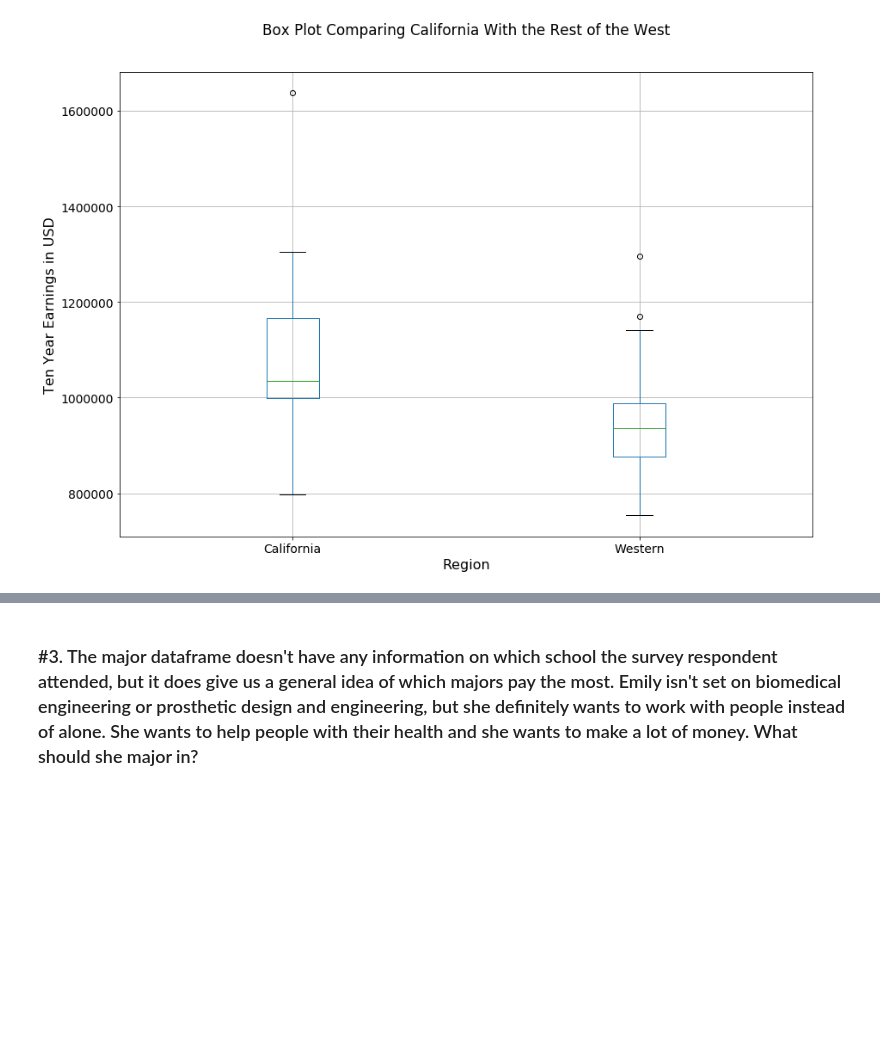
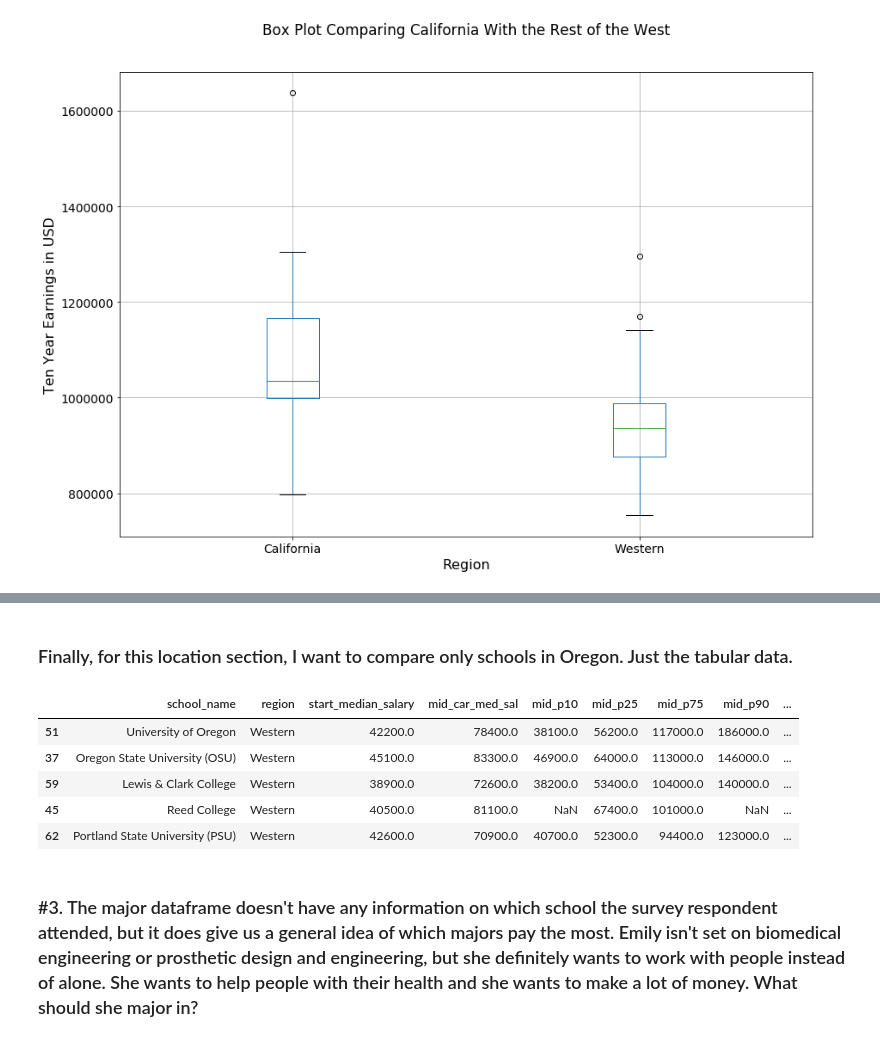
Before and after one commit to gahenton/thinkful, a Jupyter notebook: Thinkful_Prep_CAPSTONE.ipynb, the cells around one changed output, grey strips where cells are left out. Cells and saved outputs as stored; diff of their text form; code cells hidden in the pictures; blank space fills up the shorter version.

```diff
--- a/Thinkful_Prep_CAPSTONE.ipynb
+++ b/Thinkful_Prep_CAPSTONE.ipynb
@@ -219,3 +246,20 @@ region_subset.sort_values(by=['ten_yr_salary_sum'], ascending=False)
+# %% [markdown]
+### Finally, for this location section, I want to compare only schools in Oregon. Just the tabular data.
+# %%
+oregon_schools = region[(region['school_name'].str.contains("Oregon")) |
+                        (region['school_name'].str.contains("Portland"))|
+                        (region['school_name'].str.contains("Reed")) |
+                        (region['school_name'].str.contains("Clark"))]
+oregon_schools.sort_values(by=['mid_p75'], ascending=False)
+# Interesting. U of O is No. 1 if you apply yourself. OSU is better if you end up average. I'd go with U of O.
+# The potential salary difference is enough at mid-career for a down payment on a house.
+# %% [output]
+|  | school_name | region | start_median_salary | mid_car_med_sal | mid_p10 | mid_p25 | mid_p75 | mid_p90 | ... |
+| 51 | University of Oregon | Western | 42200.0 | 78400.0 | 38100.0 | 56200.0 | 117000.0 | 186000.0 | ... |
+| 37 | Oregon State University (OSU) | Western | 45100.0 | 83300.0 | 46900.0 | 64000.0 | 113000.0 | 146000.0 | ... |
+| 59 | Lewis & Clark College | Western | 38900.0 | 72600.0 | 38200.0 | 53400.0 | 104000.0 | 140000.0 | ... |
+| 45 | Reed College | Western | 40500.0 | 81100.0 | NaN | 67400.0 | 101000.0 | NaN | ... |
+| 62 | Portland State University (PSU) | Western | 42600.0 | 70900.0 | 40700.0 | 52300.0 | 94400.0 | 123000.0 | ... |
 # %% [markdown]
 ### #3. The major dataframe doesn't have any information on which school the survey respondent attended, but it does give us a general idea of which majors pay the most. Emily isn't set on biomedical engineering or prosthetic design and engineering, but she definitely wants to work with people instead of alone. She wants to help people with their health and she wants to make a lot of money. What should she major in?
 # %%
```
Also changed, not shown: parts of 12 cells of this notebook.
